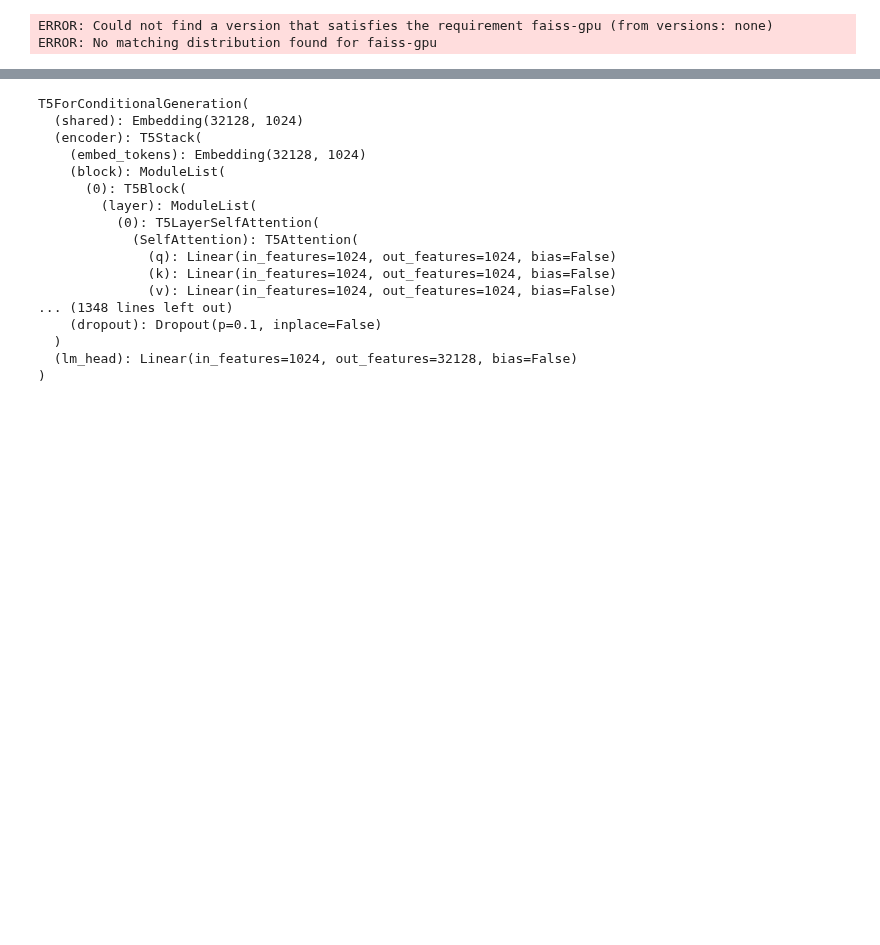
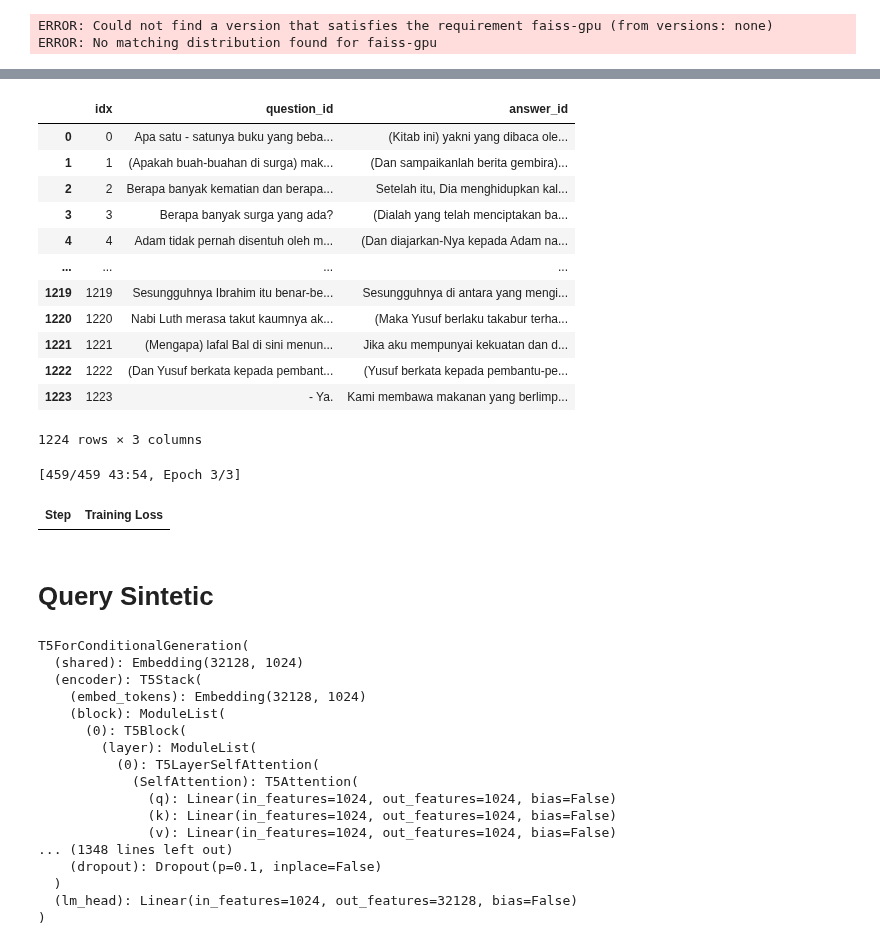
Before and after one commit to 337ubaid/quran-indo, a Jupyter notebook: sbert/semantic-search-with-sbert-faiss.ipynb, the cells around one changed output, grey strips where cells are left out. Cells and saved outputs as stored; diff of their text form; code cells hidden in the pictures; blank space fills up the shorter version.

Commit message:
update model finetune

```diff
--- a/sbert/semantic-search-with-sbert-faiss.ipynb
+++ b/sbert/semantic-search-with-sbert-faiss.ipynb
@@ -149,0 +239,27 @@ paragraphs=df.Plot.tolist()
+# %%
+from sentence_transformers import SentenceTransformer, InputExample, losses, models, datasets
+from torch import nn
+import os
+
+df = pd.read_csv('qa_id.csv', sep='\t')
+
+train_examples = [
+    InputExample(texts=[row['question_id'], row['answer_id']])
+    for _, row in df.iterrows()
+]
+# %%
+df
+# %% [output]
+|  | idx | question_id | answer_id |
+| 0 | 0 | Apa satu - satunya buku yang beba... | (Kitab ini) yakni yang dibaca ole... |
+| 1 | 1 | (Apakah buah-buahan di surga) mak... | (Dan sampaikanlah berita gembira)... |
+| 2 | 2 | Berapa banyak kematian dan berapa... | Setelah itu, Dia menghidupkan kal... |
+| 3 | 3 | Berapa banyak surga yang ada? | (Dialah yang telah menciptakan ba... |
+| 4 | 4 | Adam tidak pernah disentuh oleh m... | (Dan diajarkan-Nya kepada Adam na... |
+| ... | ... | ... | ... |
+| 1219 | 1219 | Sesungguhnya Ibrahim itu benar-be... | Sesungguhnya di antara yang mengi... |
+| 1220 | 1220 | Nabi Luth merasa takut kaumnya ak... | (Maka Yusuf berlaku takabur terha... |
+| 1221 | 1221 | (Mengapa) lafal Bal di sini menun... | Jika aku mempunyai kekuatan dan d... |
+| 1222 | 1222 | (Dan Yusuf berkata kepada pembant... | (Yusuf berkata kepada pembantu-pe... |
+| 1223 | 1223 | - Ya. | Kami membawa makanan yang berlimp... |
+1224 rows × 3 columns
@@ -150,3 +276,16 @@ paragraphs=df.Plot.tolist()
+# %%
+#Tune the model
+num_epochs = 3
+warmup_steps = int(len(train_dataloader) * num_epochs * 0.1)
+model.fit(train_objectives=[(train_dataloader, train_loss)], epochs=num_epochs, warmup_steps=warmup_steps, show_progress_bar=True)
+
+os.makedirs('search', exist_ok=True)
+model.save('search/search-model')
+# %% [output]
+[459/459 43:54, Epoch 3/3]
+| Step | Training Loss |
+# %% [markdown]
+# Query Sintetic
 # %%
 from transformers import T5Tokenizer, T5ForConditionalGeneration
 import torch
```
Also changed, not shown: parts of 21 cells of this notebook, 4 other files.
